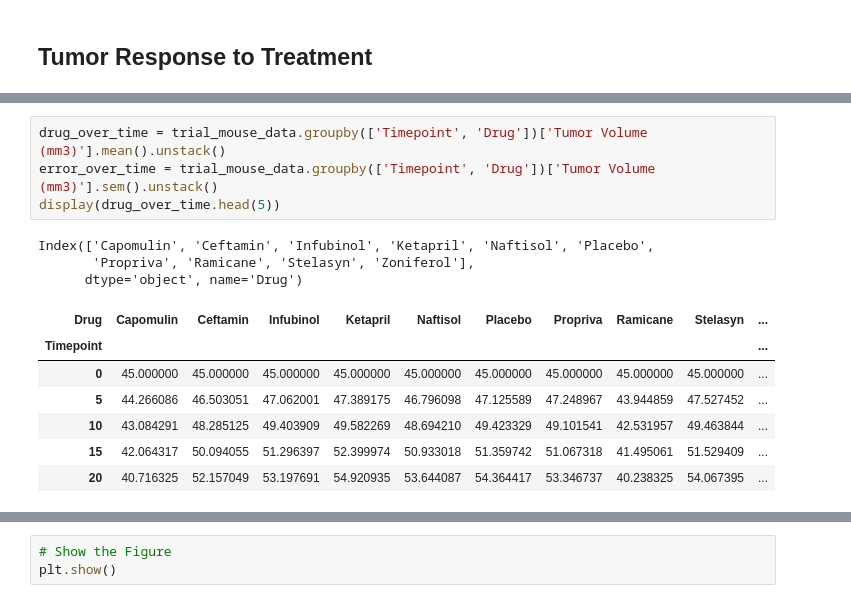
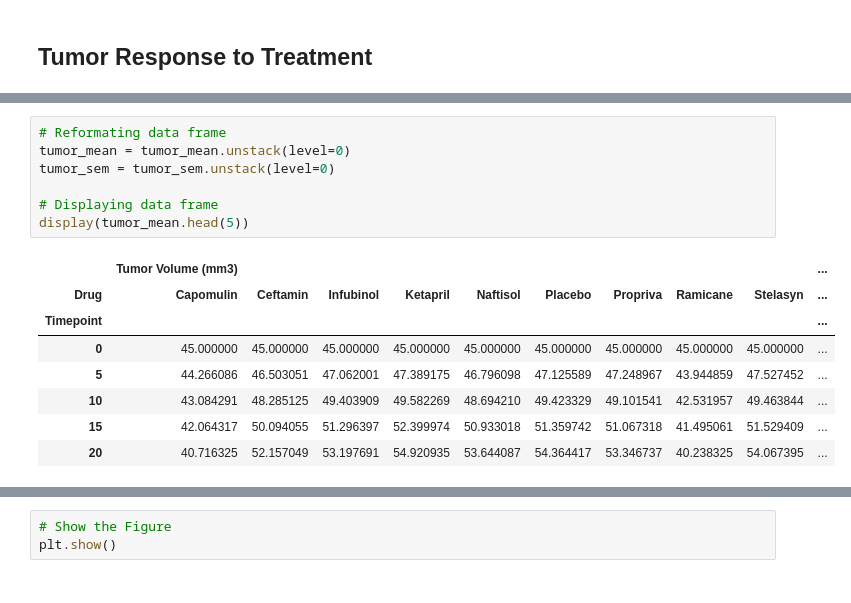
Before and after one commit to TheoF-C/matplotlib-challenge, a Jupyter notebook: Pymaceuticals/pymaceuticals_starter.ipynb, the cells around one changed output, grey strips where cells are left out. Cells and saved outputs as stored; diff of their text form.

```diff
--- a/Pymaceuticals/pymaceuticals_starter.ipynb
+++ b/Pymaceuticals/pymaceuticals_starter.ipynb
@@ -72,17 +70,18 @@ display(tumor_sem.head(5))
-# %%
-drug_over_time = trial_mouse_data.groupby(['Timepoint', 'Drug'])['Tumor Volume (mm3)'].mean().unstack()
-error_over_time = trial_mouse_data.groupby(['Timepoint', 'Drug'])['Tumor Volume (mm3)'].sem().unstack()
-display(drug_over_time.head(5))
-# %% [output]
-Index(['Capomulin', 'Ceftamin', 'Infubinol', 'Ketapril', 'Naftisol', 'Placebo',
-       'Propriva', 'Ramicane', 'Stelasyn', 'Zoniferol'],
-      dtype='object', name='Drug')
-| Drug | Capomulin | Ceftamin | Infubinol | Ketapril | Naftisol | Placebo | Propriva | Ramicane | Stelasyn | ... |
-| Timepoint |  |  |  |  |  |  |  |  |  | ... |
-| 0 | 45.000000 | 45.000000 | 45.000000 | 45.000000 | 45.000000 | 45.000000 | 45.000000 | 45.000000 | 45.000000 | ... |
-| 5 | 44.266086 | 46.503051 | 47.062001 | 47.389175 | 46.796098 | 47.125589 | 47.248967 | 43.944859 | 47.527452 | ... |
-| 10 | 43.084291 | 48.285125 | 49.403909 | 49.582269 | 48.694210 | 49.423329 | 49.101541 | 42.531957 | 49.463844 | ... |
-| 15 | 42.064317 | 50.094055 | 51.296397 | 52.399974 | 50.933018 | 51.359742 | 51.067318 | 41.495061 | 51.529409 | ... |
-| 20 | 40.716325 | 52.157049 | 53.197691 | 54.920935 | 53.644087 | 54.364417 | 53.346737 | 40.238325 | 54.067395 | ... |
+# %%
+# Reformating data frame
+tumor_mean = tumor_mean.unstack(level=0)
+tumor_sem = tumor_sem.unstack(level=0)
+
+# Displaying data frame
+display(tumor_mean.head(5))
+# %% [output]
+|  | Tumor Volume (mm3) |  |  |  |  |  |  |  |  | ... |
+| Drug | Capomulin | Ceftamin | Infubinol | Ketapril | Naftisol | Placebo | Propriva | Ramicane | Stelasyn | ... |
+| Timepoint |  |  |  |  |  |  |  |  |  | ... |
+| 0 | 45.000000 | 45.000000 | 45.000000 | 45.000000 | 45.000000 | 45.000000 | 45.000000 | 45.000000 | 45.000000 | ... |
+| 5 | 44.266086 | 46.503051 | 47.062001 | 47.389175 | 46.796098 | 47.125589 | 47.248967 | 43.944859 | 47.527452 | ... |
+| 10 | 43.084291 | 48.285125 | 49.403909 | 49.582269 | 48.694210 | 49.423329 | 49.101541 | 42.531957 | 49.463844 | ... |
+| 15 | 42.064317 | 50.094055 | 51.296397 | 52.399974 | 50.933018 | 51.359742 | 51.067318 | 41.495061 | 51.529409 | ... |
+| 20 | 40.716325 | 52.157049 | 53.197691 | 54.920935 | 53.644087 | 54.364417 | 53.346737 | 40.238325 | 54.067395 | ... |
 # %%
 # Generate the Plot (with Error Bars)
```
Also changed, not shown: parts of 12 cells of this notebook, 4 other files.
